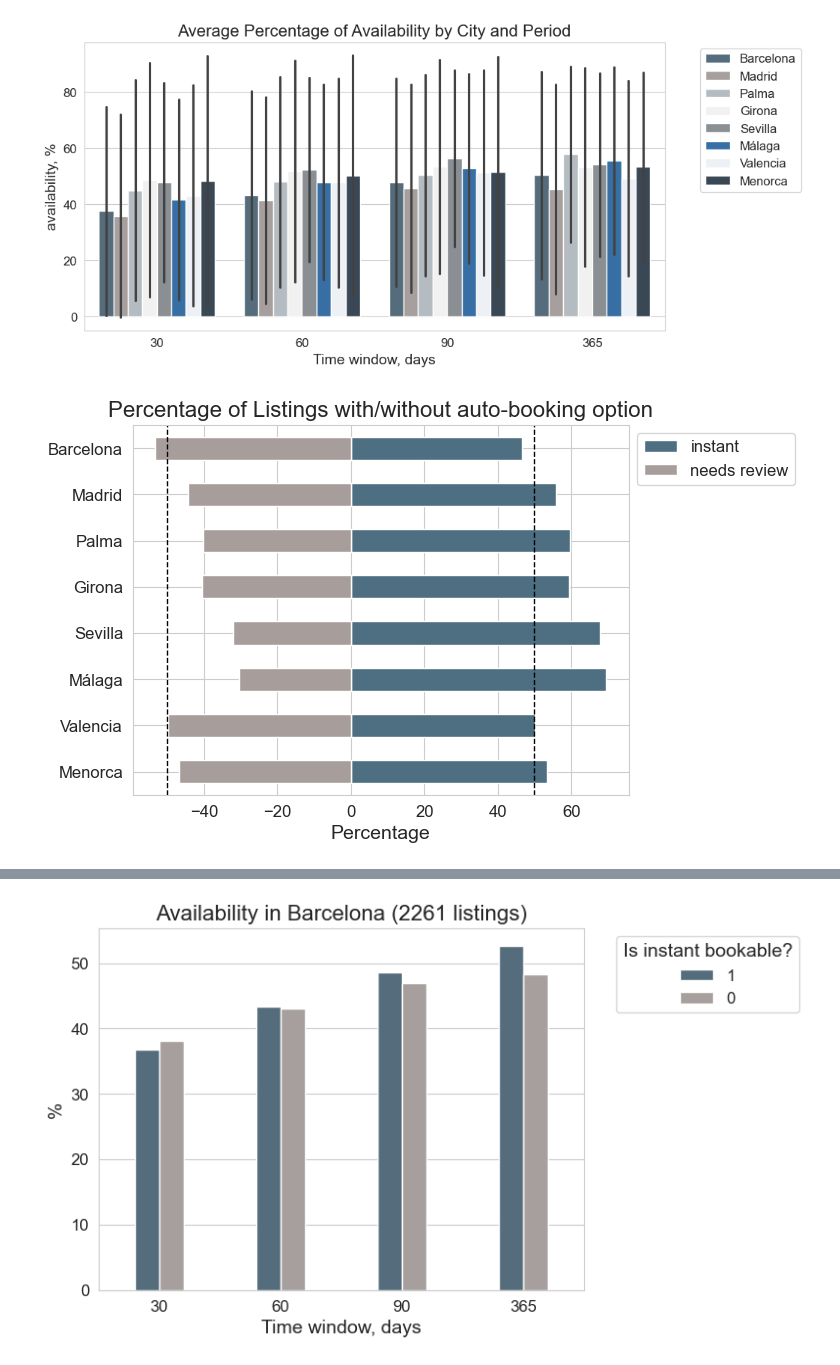
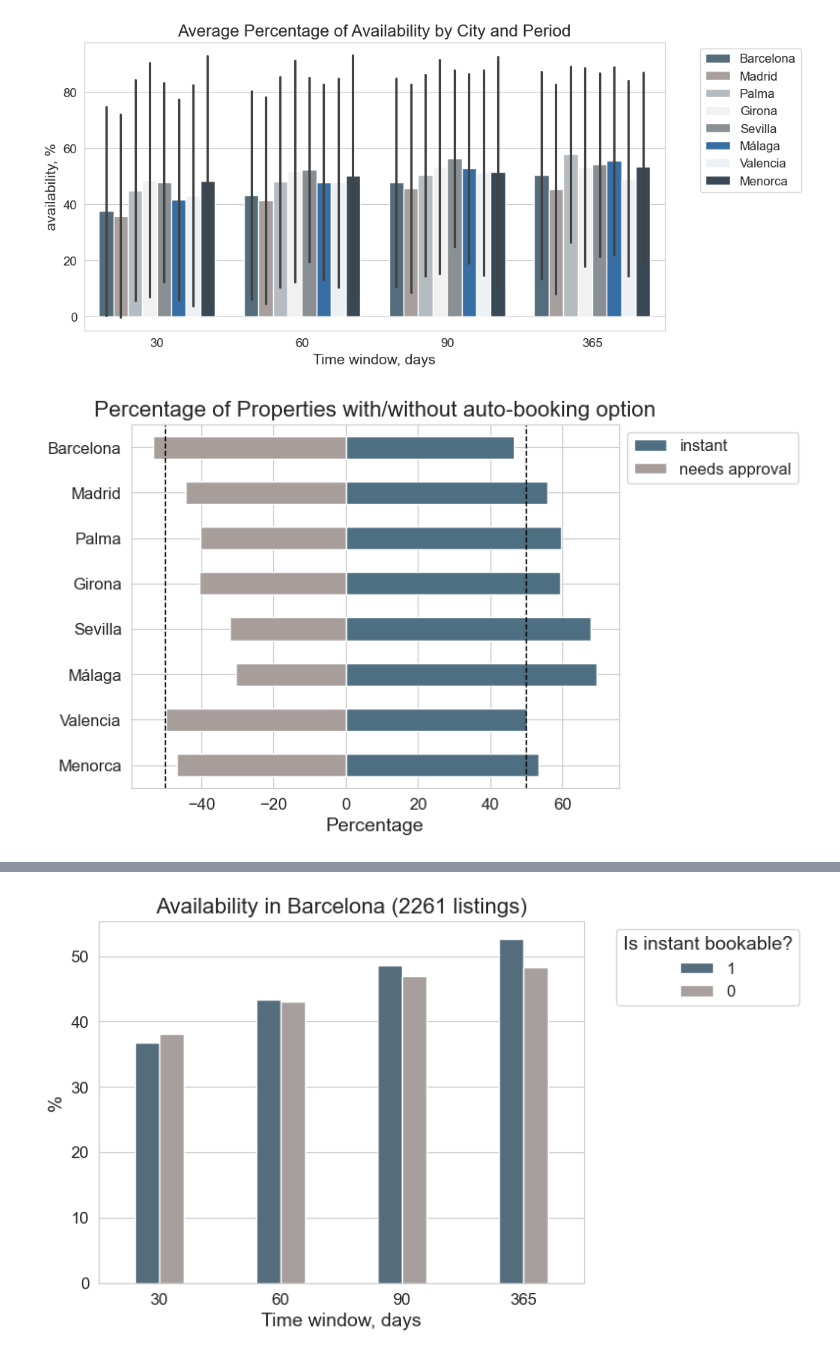
Before and after one commit to luybashu/tourism-accomodations-project, a Jupyter notebook: Scripts/S2_inventory.ipynb, the cells around one changed output, grey strips where cells are left out. Saved outputs shown, nothing was run; the diff lists cells and outputs as text; code cells hidden in the pictures.

```diff
--- a/Scripts/S2_inventory.ipynb
+++ b/Scripts/S2_inventory.ipynb
@@ -49,8 +49,8 @@ sns.set_style("whitegrid")
 # %% [markdown]
 ## Data Loading
 # %%
-PATH = 'Data'
-FILENAME = 'Tourist_Accommodation31032025.csv'
+PATH = 'data'
+FILENAME = f'data_sprint2.csv'
 # %%
 # define function to read file
 def read_file(filename):
@@ -580,28 +582,28 @@ plt.show()
 # %%
 # percentage of listings with/without auto-booking option by city
 (df[df['is_instant_bookable']==1]['city']
  .value_counts()
  .sort_index()
  .mul(100)
  .div(df['city'].value_counts().sort_index())
  .reindex(df['city'].value_counts().index)
 ).plot(kind='barh', label='instant')
 
 (df[df['is_instant_bookable']==0]['city']
  .value_counts()
  .sort_index()
  .mul(-100)
  .div(df['city'].value_counts().sort_index())
  .reindex(df['city'].value_counts().index)
-).plot(kind='barh', color='#a79e9c', label='needs review')
+).plot(kind='barh', color='#a79e9c', label='needs approval')
 
-plt.title('Percentage of Listings with/without auto-booking option')
+plt.title('Percentage of Properties with/without auto-booking option')
 plt.xlabel('Percentage')
 plt.ylabel(None)
 plt.axvline(50, color='black', linestyle='--', linewidth=1)
 plt.axvline(-50, color='black', linestyle='--', linewidth=1)
 plt.legend(bbox_to_anchor=(1, 1), loc='upper left')
 plt.gca().invert_yaxis()
 plt.show()
 # %% [output]
-[figure, old version]
+[figure, new version]
```
Also changed, not shown: parts of 12 cells of this notebook.
